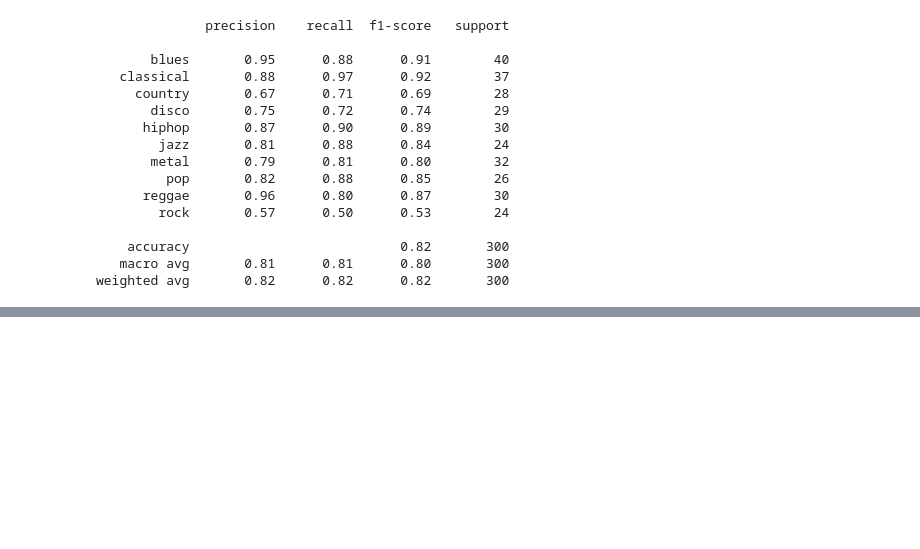
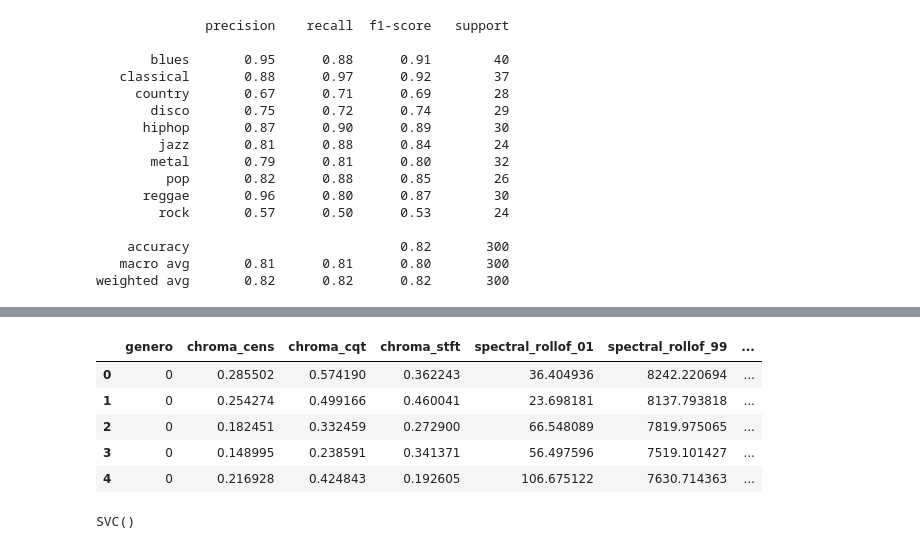
Before and after one commit to Pedroso-hub/classificacao_genero_musicas_gtzan, a Jupyter notebook: tutorialAmplitudeEnvelope.ipynb, the cells around one changed output, grey strips where cells are left out. Drawn from its saved outputs; the diff is of its cells as text; code cells hidden in the pictures; blank space fills up the shorter version.

```diff
--- a/tutorialAmplitudeEnvelope.ipynb
+++ b/tutorialAmplitudeEnvelope.ipynb
@@ -464,0 +429,17 @@ weighted avg       0.82      0.82      0.82       300
+# %%
+#a nova df é com features do openSmile
+#a df_velha é com features do librosa
+nova_df = pd.read_csv("teste_openSmile.csv").drop("Unnamed: 0", axis=1)
+df_velha = pd.read_csv("teste.csv")
+from sklearn.preprocessing import LabelEncoder
+le = LabelEncoder()
+nova_df.genero = le.fit_transform(nova_df.genero)
+df_velha.genero = le.fit_transform(df_velha.genero)
+df_velha.head()
+# %% [output]
+|  | genero | chroma_cens | chroma_cqt | chroma_stft | spectral_rollof_01 | spectral_rollof_99 | ... |
+| 0 | 0 | 0.285502 | 0.574190 | 0.362243 | 36.404936 | 8242.220694 | ... |
+| 1 | 0 | 0.254274 | 0.499166 | 0.460041 | 23.698181 | 8137.793818 | ... |
+| 2 | 0 | 0.182451 | 0.332459 | 0.272900 | 66.548089 | 7819.975065 | ... |
+| 3 | 0 | 0.148995 | 0.238591 | 0.341371 | 56.497596 | 7519.101427 | ... |
+| 4 | 0 | 0.216928 | 0.424843 | 0.192605 | 106.675122 | 7630.714363 | ... |
@@ -464,0 +457,6 @@ weighted avg       0.82      0.82      0.82       300
+# %%
+from sklearn import svm
+clf = svm.SVC()
+clf.fit(X_train, y_train)
+# %% [output]
+SVC()
```
Also changed, not shown: parts of 29 cells of this notebook, 1 other file.
